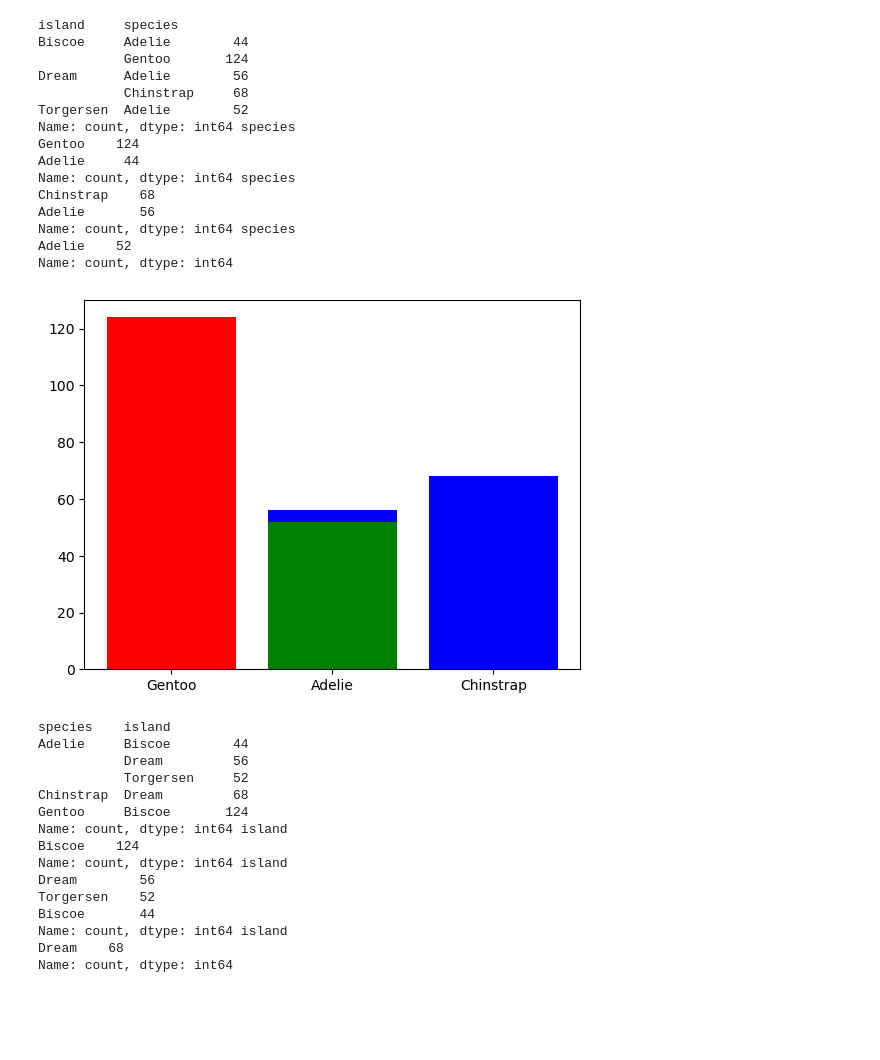
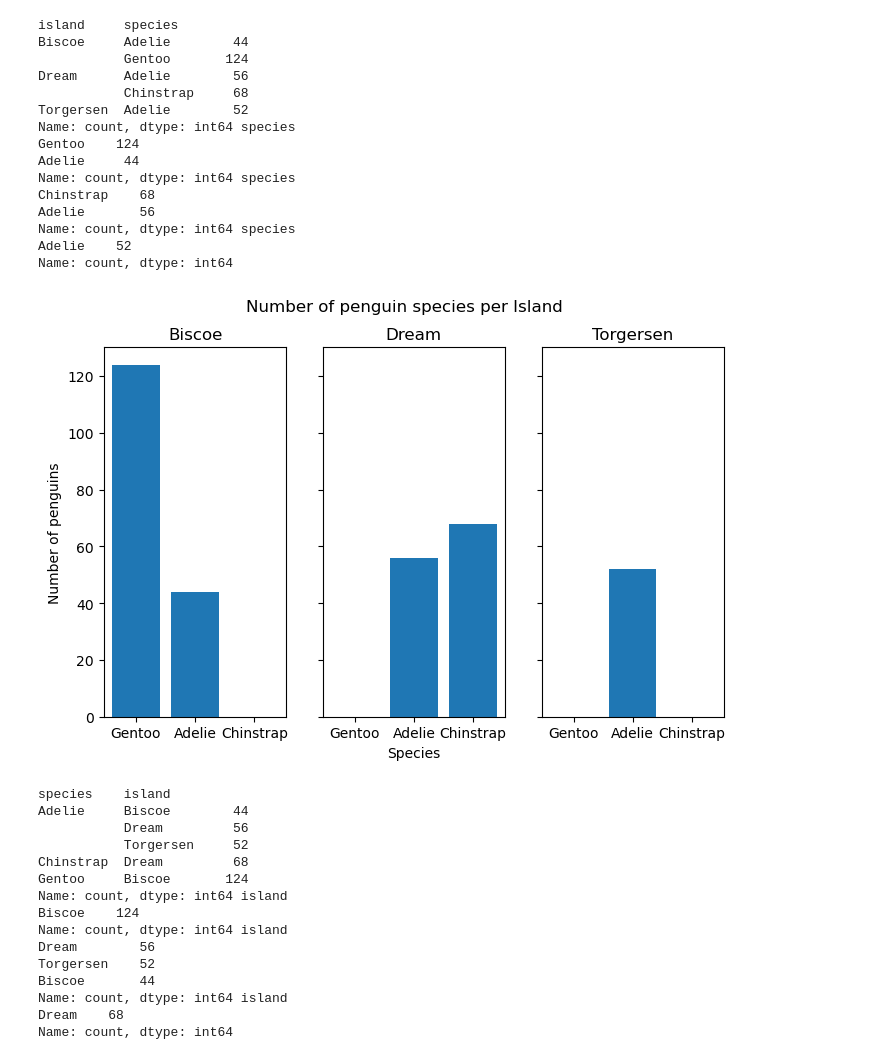
Before and after one commit to eoghanpw/pofda-mywork, a Jupyter notebook: penguins.ipynb, the cells around one changed output. Drawn from its saved outputs; the diff is of its cells as text; code cells hidden in the pictures; blank space fills up the shorter version.

Commit message:
penguins project updates

```diff
--- a/penguins.ipynb
+++ b/penguins.ipynb
@@ -139,14 +139,30 @@ Adelie       56
 Name: count, dtype: int64 species
 Adelie    52
 Name: count, dtype: int64
-# %%
-fig, ax = plt.subplots()
-ax.bar(biscoe.index, biscoe, color='red')
-ax.bar(dream.index, dream, color = 'blue')
-ax.bar(torgersen.index, torgersen, color = 'green')
-plt.show()
-# %% [output]
-[figure, removed]
+# %%
+fig, (ax1, ax2, ax3) = plt.subplots(1,3,sharey=True,sharex=True)
+
+colours=['red','blue','yellow']
+
+ax1.bar(biscoe.index, biscoe)
+ax1.set_ylabel("Number of penguins")
+ax1.set_title("Biscoe")
+
+ax2.bar(dream.index, dream)
+ax2.set_xlabel("Species")
+ax2.set_title("Dream")
+
+ax3.bar(torgersen.index, torgersen)
+ax3.set_title("Torgersen")
+
+fig.set_figwidth(8)
+#fig.tight_layout()
+fig.align_xlabels()
+fig.suptitle("Number of penguin species per Island")
+
+plt.show()
+# %% [output]
+[figure, added]
 # %%
 x = penguins.groupby(['species', 'island'])['island'].value_counts()
 gentoo = penguins[penguins['species'] == "Gentoo"]['island'].value_counts()
```
Also changed, not shown: parts of 1 cell of this notebook.
